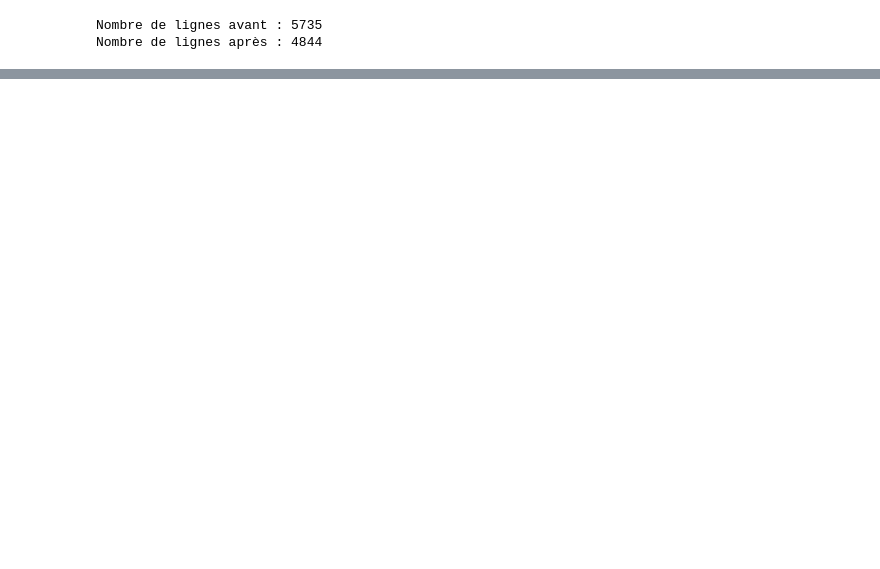
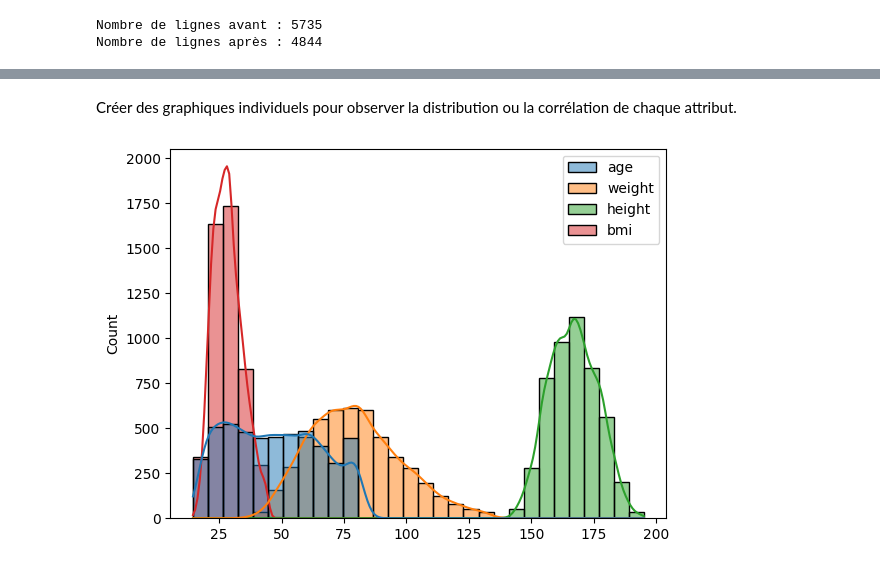
Before and after one commit to Ibtissam7-bot/New_rep, a Jupyter notebook: Sante_public.ipynb, the cells around one changed output, grey strips where cells are left out. Cells and saved outputs as stored; diff of their text form; code cells hidden in the pictures; blank space fills up the shorter version.

```diff
--- a/Sante_public.ipynb
+++ b/Sante_public.ipynb
@@ -303,0 +338,7 @@ Nombre de lignes après : 4844
+# %% [markdown]
+Créer des graphiques individuels pour observer la distribution ou la corrélation de chaque attribut.
+# %%
+sns.histplot(data=df_clean,bins=30,kde=True)
+plt.show()
+# %% [output]
+[figure, added]
```
Also changed, not shown: parts of 18 cells of this notebook, 1 other file.
